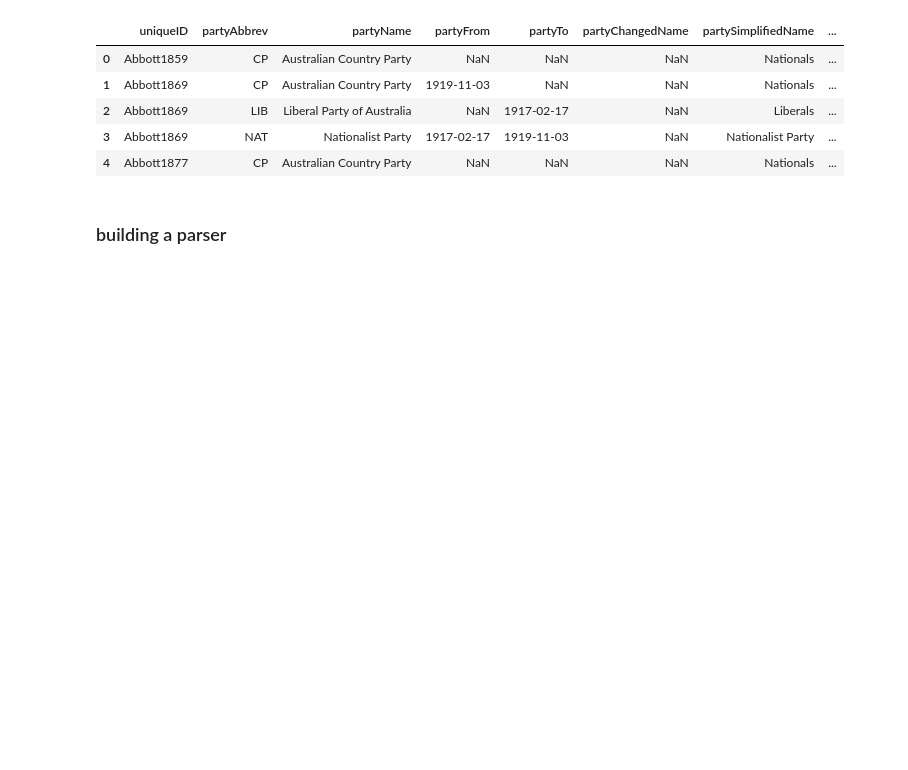
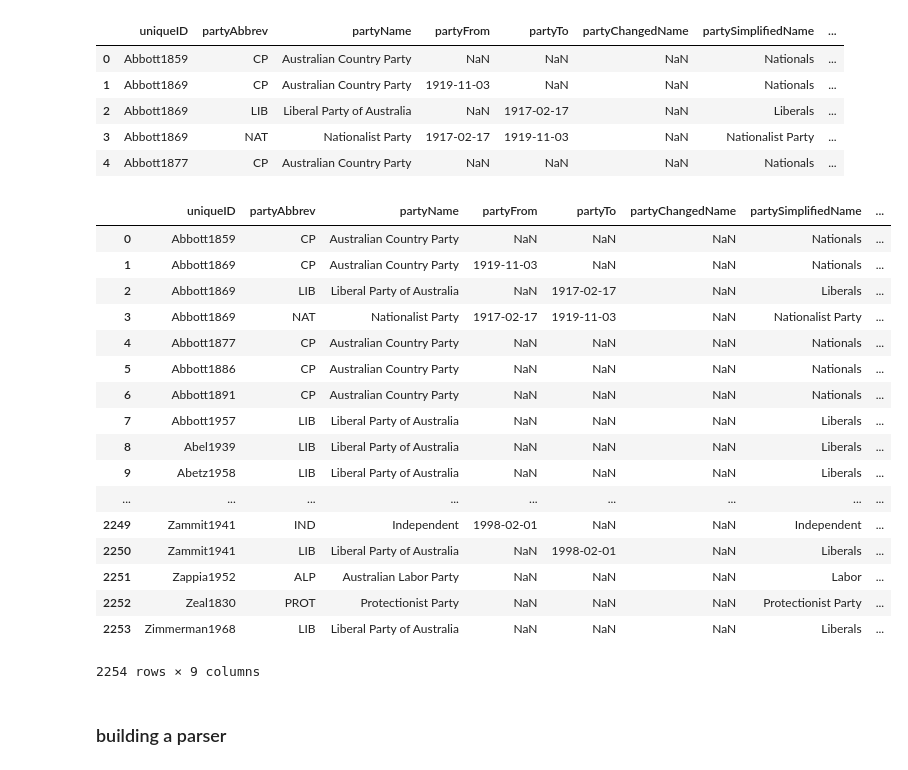
Before and after one commit to yuantinglee/aph_scraper, a Jupyter notebook: test_AustralianPoliticians.ipynb, the cells around one changed output. Saved outputs shown, nothing was run; the diff lists cells and outputs as text; code cells hidden in the pictures; blank space fills up the shorter version.

```diff
--- a/test_AustralianPoliticians.ipynb
+++ b/test_AustralianPoliticians.ipynb
@@ -111,6 +113,27 @@ df_party.head()
 | 2 | Abbott1869 | LIB | Liberal Party of Australia | NaN | 1917-02-17 | NaN | Liberals | ... |
 | 3 | Abbott1869 | NAT | Nationalist Party | 1917-02-17 | 1919-11-03 | NaN | Nationalist Party | ... |
 | 4 | Abbott1877 | CP | Australian Country Party | NaN | NaN | NaN | Nationals | ... |
+# %%
+df_party
+# %% [output]
+|  | uniqueID | partyAbbrev | partyName | partyFrom | partyTo | partyChangedName | partySimplifiedName | ... |
+| 0 | Abbott1859 | CP | Australian Country Party | NaN | NaN | NaN | Nationals | ... |
+| 1 | Abbott1869 | CP | Australian Country Party | 1919-11-03 | NaN | NaN | Nationals | ... |
+| 2 | Abbott1869 | LIB | Liberal Party of Australia | NaN | 1917-02-17 | NaN | Liberals | ... |
+| 3 | Abbott1869 | NAT | Nationalist Party | 1917-02-17 | 1919-11-03 | NaN | Nationalist Party | ... |
+| 4 | Abbott1877 | CP | Australian Country Party | NaN | NaN | NaN | Nationals | ... |
+| 5 | Abbott1886 | CP | Australian Country Party | NaN | NaN | NaN | Nationals | ... |
+| 6 | Abbott1891 | CP | Australian Country Party | NaN | NaN | NaN | Nationals | ... |
+| 7 | Abbott1957 | LIB | Liberal Party of Australia | NaN | NaN | NaN | Liberals | ... |
+| 8 | Abel1939 | LIB | Liberal Party of Australia | NaN | NaN | NaN | Liberals | ... |
+| 9 | Abetz1958 | LIB | Liberal Party of Australia | NaN | NaN | NaN | Liberals | ... |
+| ... | ... | ... | ... | ... | ... | ... | ... | ... |
+| 2249 | Zammit1941 | IND | Independent | 1998-02-01 | NaN | NaN | Independent | ... |
+| 2250 | Zammit1941 | LIB | Liberal Party of Australia | NaN | 1998-02-01 | NaN | Liberals | ... |
+| 2251 | Zappia1952 | ALP | Australian Labor Party | NaN | NaN | NaN | Labor | ... |
+| 2252 | Zeal1830 | PROT | Protectionist Party | NaN | NaN | NaN | Protectionist Party | ... |
+| 2253 | Zimmerman1968 | LIB | Liberal Party of Australia | NaN | NaN | NaN | Liberals | ... |
+2254 rows × 9 columns
 # %%
 for i in df_all.index:
     pol = df_all.loc[i]
```
Also changed, not shown: parts of 29 cells of this notebook.
